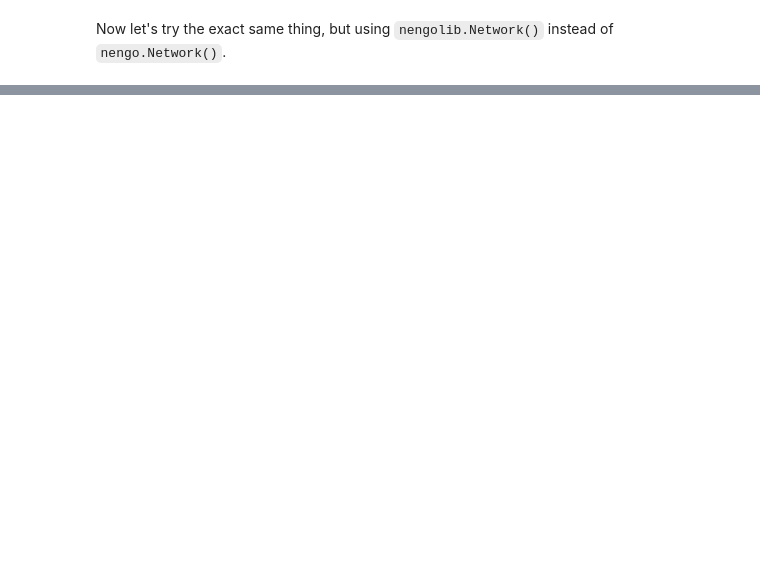
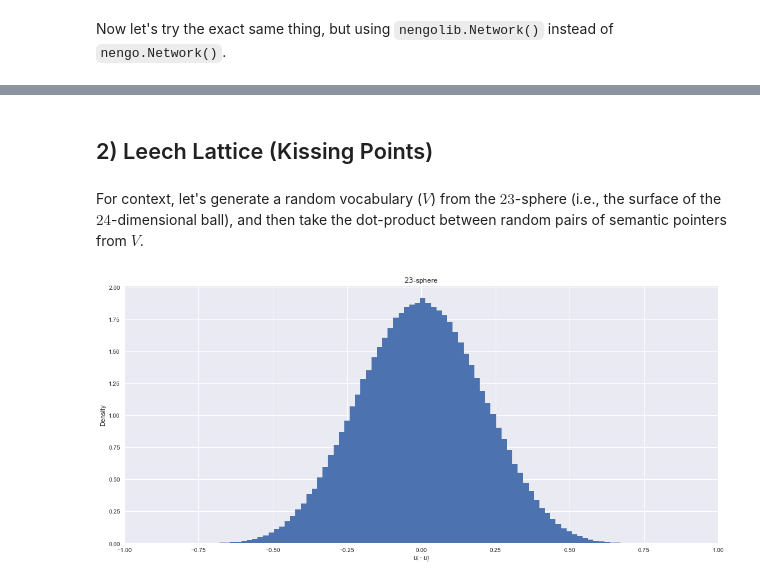
Before and after one commit to arvoelke/nengolib, a Jupyter notebook: docs/notebooks/examples/lab_presentation.ipynb, the cells around one changed output, grey strips where cells are left out. Cells and saved outputs as stored; diff of their text form; code cells hidden in the pictures; blank space fills up the shorter version.

```diff
--- a/docs/notebooks/examples/lab_presentation.ipynb
+++ b/docs/notebooks/examples/lab_presentation.ipynb
@@ -50,0 +68,22 @@ Takeaway: `nengolib.Network()` is a drop-in replacement for `nengo.Network()` th
+# %% [markdown]
+## 2) Leech Lattice (Kissing Points)
+# %%
+def plot_similarities(title, V, k=1000, bins=99):
+    s = V[np.random.choice(len(V), k)].dot(
+        V[np.random.choice(len(V), k)].T).flatten()
+    plt.figure(figsize=(18, 8))
+    plt.title(title)
+    plt.hist(s, bins=bins, normed=True)
+    plt.ylabel("Density")
+    plt.xlabel(r"$u_i \cdot u_j$")
+    plt.xlim(-1, 1)
+    plt.show()
+    #return s
+# %% [markdown]
+For context, let's generate a random vocabulary ($V$) from the $23$-sphere (i.e., the surface of the $24$-dimensional ball), and then take the dot-product between random pairs of semantic pointers from $V$.
+# %%
+m = 196560
+V = nengo.dists.UniformHypersphere(surface=True).sample(m, 24)
+plot_similarities("$23$-sphere", V)
+# %% [output]
+[figure, added]
```
Also changed, not shown: parts of 44 cells of this notebook, 1 other file.
